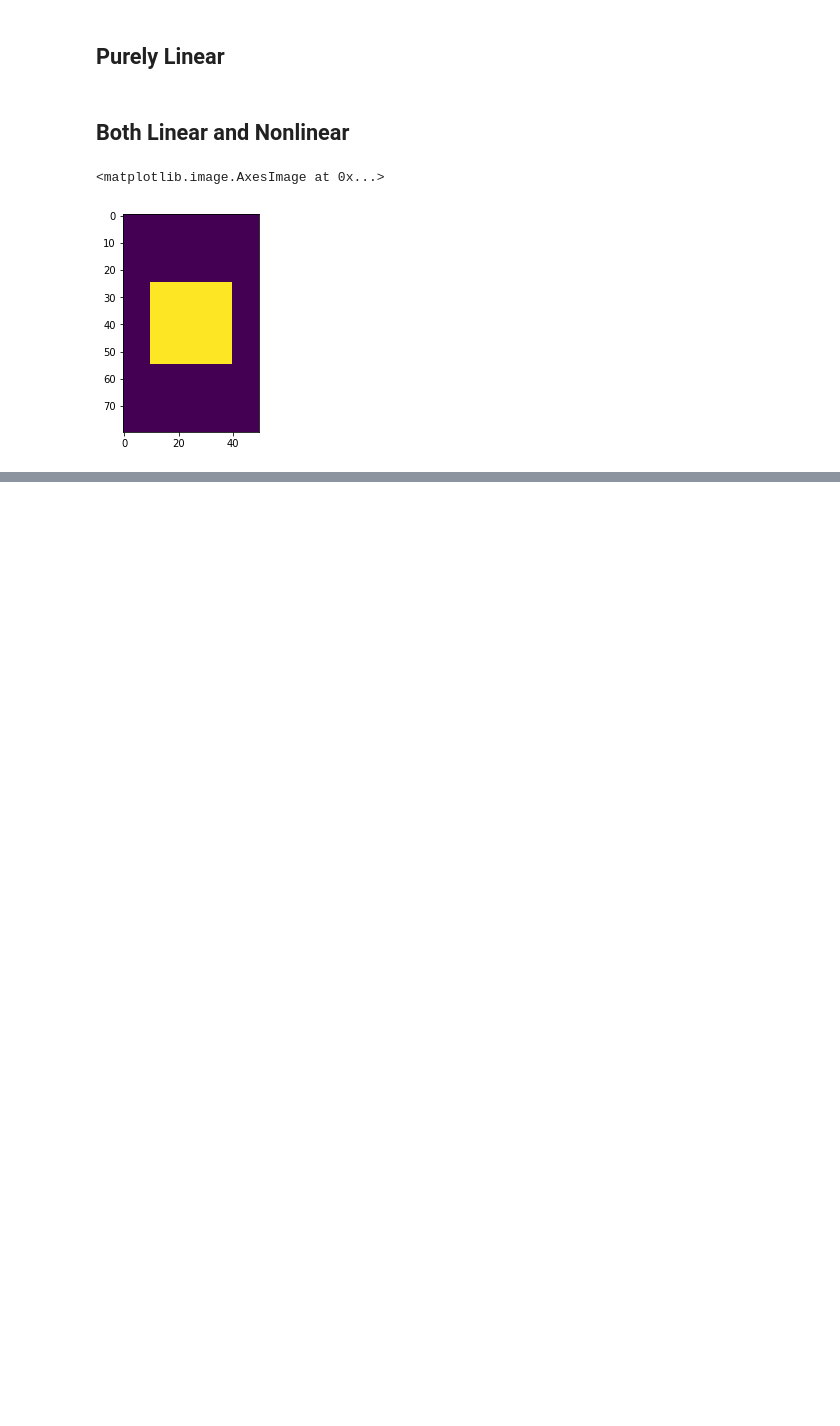
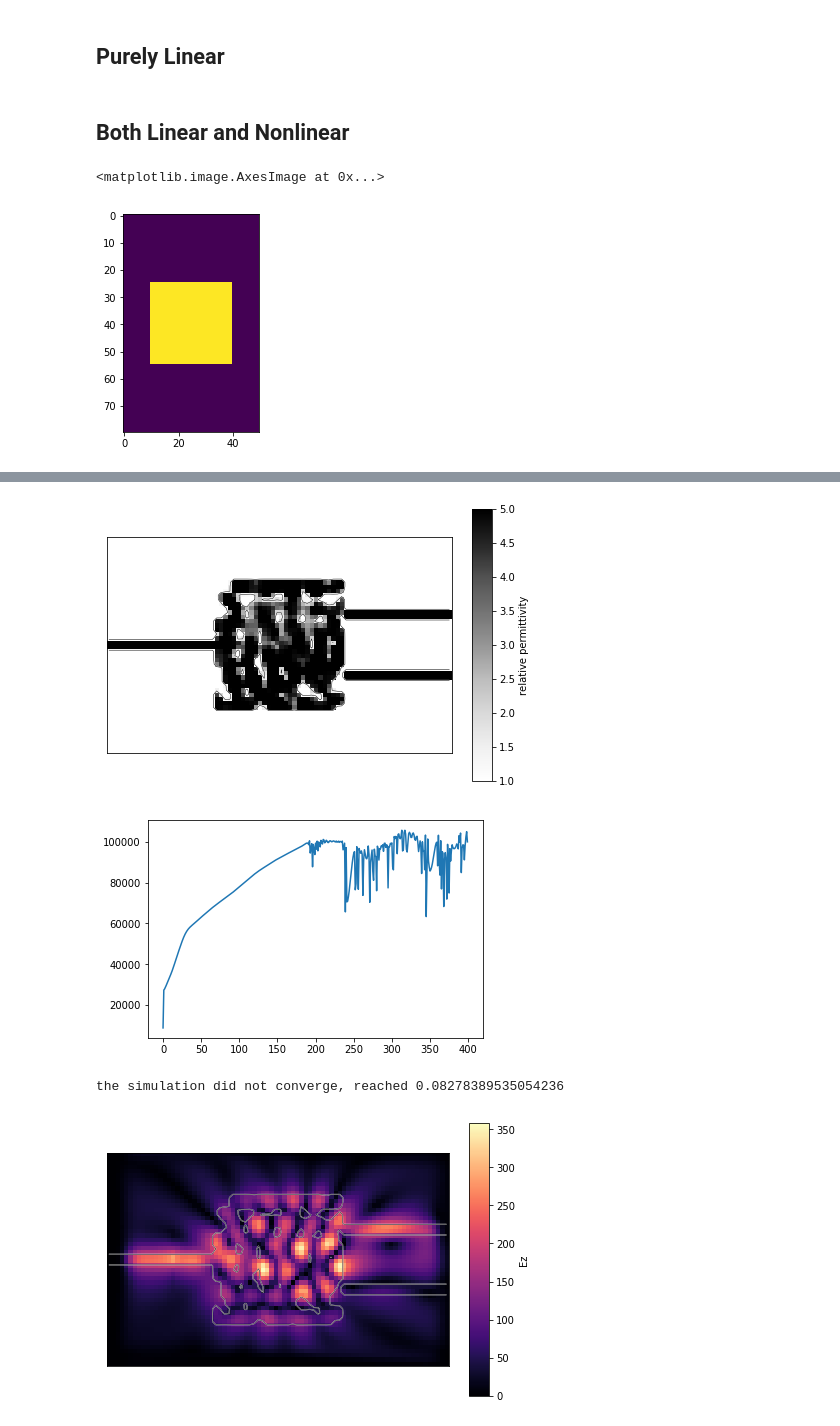
Before and after one commit to fancompute/angler, a Jupyter notebook: Notebooks/Three_Port.ipynb, the cells around one changed output, grey strips where cells are left out. Cells and saved outputs as stored; diff of their text form; code cells hidden in the pictures; blank space fills up the shorter version.

Commit message:
Added Adam optimization (set to be default)

```diff
--- a/Notebooks/Three_Port.ipynb
+++ b/Notebooks/Three_Port.ipynb
@@ -168,0 +214,8 @@ plt.show()
+# %%
+simulation.reset_eps(eps_r)
+
+# initialize an optimization object with the optimization-specific parameters
+opt_both = Optimization(Nsteps=400, J=J, dJdE=dJdE, eps_max=5, step_size=.04, solver='born', opt_method='adam')
+
+# run that optimization with the simulation and your objective function stuff
+(new_eps, obj_fns) = opt_both.run(simulation, regions=regions, nonlin_fns=nonlin_fns)
@@ -168,0 +236,17 @@ plt.show()
+# %%
+simulation.plt_eps()
+plt.show()
+plt.plot(obj_fns)
+plt.show()
+# compare the nonlinear and linear fields
+(Hx,Hy,Ez) = simulation.solve_fields()
+simulation.plt_abs()
+(Hx_nl,Hy_nl,Ez_nl,_) = simulation.solve_fields_nl(nonlin_fns['deps_de'], regions['nonlin'],
+                                                   dnl_de=kerr_nl_de,solver_nl='newton')
+simulation.plt_abs()
+plt.show()
+# %% [output]
+[figure, added]
+[figure, added]
+the simulation did not converge, reached 0.08278389535054236
+[figure, added]
```
Also changed, not shown: parts of 14 cells of this notebook, 1 other file.
